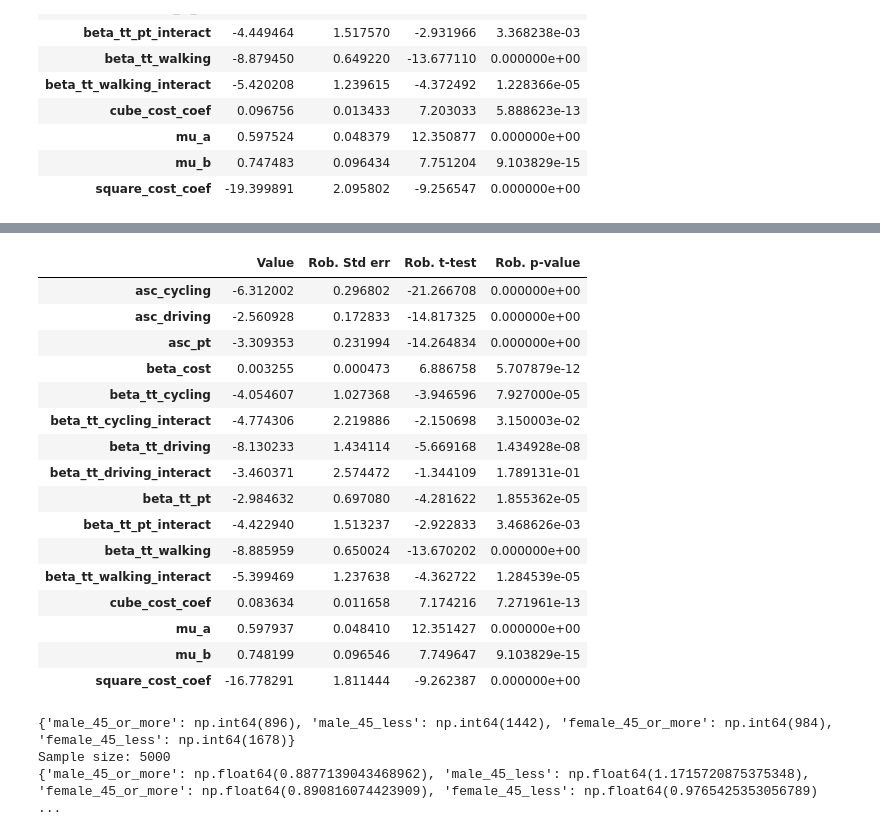
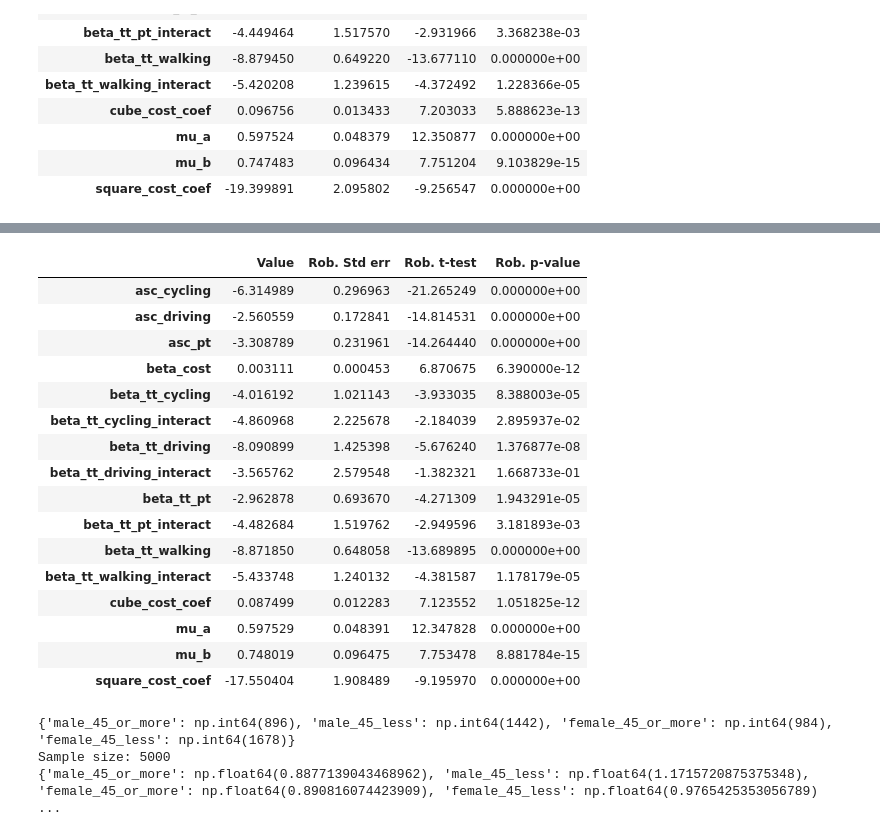
Before and after one commit to jayati-17/Discrete_choice_modelling, a Jupyter notebook: nb_Leo copy.ipynb, the cells around one changed output, grey strips where cells are left out. Drawn from its saved outputs; the diff is of its cells as text; code cells hidden in the pictures.

```diff
--- a/nb_Leo copy.ipynb
+++ b/nb_Leo copy.ipynb
@@ -15,6 +15,8 @@ from pandas import Series, DataFrame
 df = pd.read_csv("lpmc01.dat", sep = '\t')
 display(df)
 database = db.Database('lpmc', df)
+df['cost_driving'] = df['cost_driving_ccharge'] + df['cost_driving_fuel']
+df['dur_pt'] = df['dur_pt_access'] + df['dur_pt_rail'] + df['dur_pt_int'] + df['dur_pt_bus']
 # %% [output]
 |  | trip_id | household_id | person_n | trip_n | travel_mode | purpose | fueltype | faretype | bus_scale | ... |
 | 0 | 12 | 1 | 1 | 0 | 4 | 3 | 1 | 5 | 0.0 | ... |
@@ -682,13 +686,6 @@ display(comparison_table)
 | square_cost_coef (t-test) |  |  |  |  |  | -0.0171 (-0.362) | -0.0171 (-0.363) | -0.0171 (-0.363) |
 # %%
 # FORECASTING
-
-
-# Define driving cost
-cost_driving = cost_driving_ccharge + cost_driving_fuel
-
-# Define time taken by each mode of transport
-dur_pt = dur_pt_access + dur_pt_int + dur_pt_bus + dur_pt_rail  # Public transport (external) time
 
 time_pt = dur_pt
 time_cycling = dur_cycling
@@ -725,49 +722,49 @@ beta_tt_driving = Beta(name='beta_tt_driving', value=0, lowerbound=None, upperbo
 beta_tt_driving_interact = Beta(name='beta_tt_driving_interact', value=0, lowerbound=None, upperbound=None, status=0)
 
 cost_drive_power = power_series(cost_driving)
 cost_pt_power = power_series(cost_transit)
 
 mx_age = df['age'].max()
 
 v_walking = beta_tt_walking * time_walking +  (1/mx_age) * beta_tt_walking_interact * age * time_walking
 v_cycling = asc_cycling + beta_tt_cycling * time_cycling + (1/mx_age) * beta_tt_cycling_interact * age * time_cycling
 v_pt = asc_pt + beta_tt_pt * time_pt + (1/mx_age) * beta_tt_pt_interact * age * time_pt + beta_cost * cost_pt_power
 v_driving = asc_driving + beta_tt_driving * time_driving + (1/mx_age) * beta_tt_driving_interact * age * time_driving + beta_cost * cost_drive_power
 
 V = {1: v_walking, 2: v_cycling, 3: v_pt, 4: v_driving}
 
 mu_a = Beta('mu_a', 1, 0, None, 0)
 mu_b = Beta('mu_b', 1, 0, None, 0)
 nest_a = OneNestForNestedLogit(nest_param=mu_a, list_of_alternatives=[1, 2], name='slow modes')
 nest_b = OneNestForNestedLogit(nest_param=mu_b, list_of_alternatives=[3, 4], name='faster modes')
 nests = NestsForNestedLogit(choice_set=list(V), tuple_of_nests=(nest_a, nest_b))
 
 logprob_forecasting = lognested(V, None, nests, travel_mode)
 
 model_forecasting = bio.BIOGEME(database, logprob_forecasting)
 model_forecasting.modelName = 'model_forecasting'
 
 results_forecasting = model_forecasting.estimate()
 
 results_forecasting.get_estimated_parameters()
 # %% [output]
 |  | Value | Rob. Std err | Rob. t-test | Rob. p-value |
-| asc_cycling | -6.312002 | 0.296802 | -21.266708 | 0.000000e+00 |
-| asc_driving | -2.560928 | 0.172833 | -14.817325 | 0.000000e+00 |
-| asc_pt | -3.309353 | 0.231994 | -14.264834 | 0.000000e+00 |
-| beta_cost | 0.003255 | 0.000473 | 6.886758 | 5.707879e-12 |
-| beta_tt_cycling | -4.054607 | 1.027368 | -3.946596 | 7.927000e-05 |
-| beta_tt_cycling_interact | -4.774306 | 2.219886 | -2.150698 | 3.150003e-02 |
-| beta_tt_driving | -8.130233 | 1.434114 | -5.669168 | 1.434928e-08 |
-| beta_tt_driving_interact | -3.460371 | 2.574472 | -1.344109 | 1.789131e-01 |
-| beta_tt_pt | -2.984632 | 0.697080 | -4.281622 | 1.855362e-05 |
-| beta_tt_pt_interact | -4.422940 | 1.513237 | -2.922833 | 3.468626e-03 |
-| beta_tt_walking | -8.885959 | 0.650024 | -13.670202 | 0.000000e+00 |
-| beta_tt_walking_interact | -5.399469 | 1.237638 | -4.362722 | 1.284539e-05 |
-| cube_cost_coef | 0.083634 | 0.011658 | 7.174216 | 7.271961e-13 |
-| mu_a | 0.597937 | 0.048410 | 12.351427 | 0.000000e+00 |
-| mu_b | 0.748199 | 0.096546 | 7.749647 | 9.103829e-15 |
-| square_cost_coef | -16.778291 | 1.811444 | -9.262387 | 0.000000e+00 |
+| asc_cycling | -6.314989 | 0.296963 | -21.265249 | 0.000000e+00 |
+| asc_driving | -2.560559 | 0.172841 | -14.814531 | 0.000000e+00 |
+| asc_pt | -3.308789 | 0.231961 | -14.264440 | 0.000000e+00 |
+| beta_cost | 0.003111 | 0.000453 | 6.870675 | 6.390000e-12 |
+| beta_tt_cycling | -4.016192 | 1.021143 | -3.933035 | 8.388003e-05 |
+| beta_tt_cycling_interact | -4.860968 | 2.225678 | -2.184039 | 2.895937e-02 |
+| beta_tt_driving | -8.090899 | 1.425398 | -5.676240 | 1.376877e-08 |
+| beta_tt_driving_interact | -3.565762 | 2.579548 | -1.382321 | 1.668733e-01 |
+| beta_tt_pt | -2.962878 | 0.693670 | -4.271309 | 1.943291e-05 |
+| beta_tt_pt_interact | -4.482684 | 1.519762 | -2.949596 | 3.181893e-03 |
+| beta_tt_walking | -8.871850 | 0.648058 | -13.689895 | 0.000000e+00 |
+| beta_tt_walking_interact | -5.433748 | 1.240132 | -4.381587 | 1.178179e-05 |
+| cube_cost_coef | 0.087499 | 0.012283 | 7.123552 | 1.051825e-12 |
+| mu_a | 0.597529 | 0.048391 | 12.347828 | 0.000000e+00 |
+| mu_b | 0.748019 | 0.096475 | 7.753478 | 8.881784e-15 |
+| square_cost_coef | -17.550404 | 1.908489 | -9.195970 | 0.000000e+00 |
 # %%
 data_filtered = df
 
```
Also changed, not shown: parts of 7 cells of this notebook.
